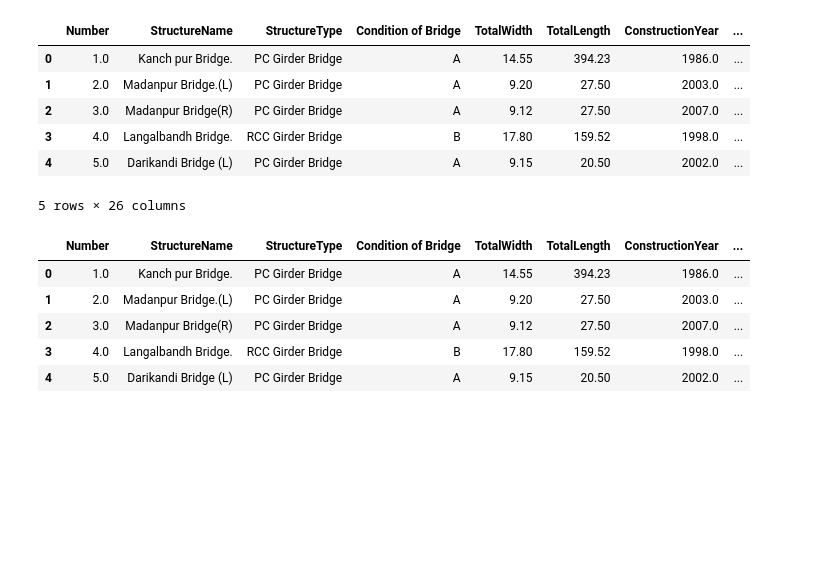
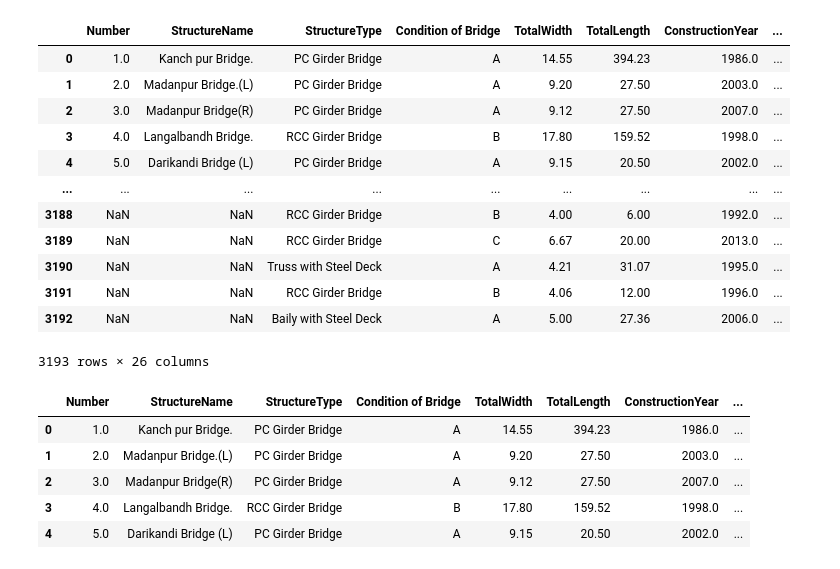
Before and after one commit to EwoutH/EPA1352-Adv-Simulation, a Jupyter notebook: EPA1352-G06-A1/notebook/Bridges.ipynb, the cells around one changed output. Saved outputs shown, nothing was run; the diff lists cells and outputs as text; code cells hidden in the pictures; blank space fills up the shorter version.

```diff
--- a/EPA1352-G06-A1/notebook/Bridges.ipynb
+++ b/EPA1352-G06-A1/notebook/Bridges.ipynb
@@ -5,12 +5,18 @@ import os
 # %%
 B = 'Bridges.xlsx'
 Bridge = pd.read_excel(B)
-Bridge.head()
+Bridge
 # %% [output]
 |  | Number | StructureName | StructureType | Condition of Bridge | TotalWidth | TotalLength | ConstructionYear | ... |
 | 0 | 1.0 | Kanch pur Bridge. | PC Girder Bridge | A | 14.55 | 394.23 | 1986.0 | ... |
 | 1 | 2.0 | Madanpur Bridge.(L) | PC Girder Bridge | A | 9.20 | 27.50 | 2003.0 | ... |
 | 2 | 3.0 | Madanpur Bridge(R) | PC Girder Bridge | A | 9.12 | 27.50 | 2007.0 | ... |
 | 3 | 4.0 | Langalbandh Bridge. | RCC Girder Bridge | B | 17.80 | 159.52 | 1998.0 | ... |
 | 4 | 5.0 | Darikandi Bridge (L) | PC Girder Bridge | A | 9.15 | 20.50 | 2002.0 | ... |
+| ... | ... | ... | ... | ... | ... | ... | ... | ... |
+| 3188 | NaN | NaN | RCC Girder Bridge | B | 4.00 | 6.00 | 1992.0 | ... |
+| 3189 | NaN | NaN | RCC Girder Bridge | C | 6.67 | 20.00 | 2013.0 | ... |
+| 3190 | NaN | NaN | Truss with Steel Deck | A | 4.21 | 31.07 | 1995.0 | ... |
+| 3191 | NaN | NaN | RCC Girder Bridge | B | 4.06 | 12.00 | 1996.0 | ... |
+| 3192 | NaN | NaN | Baily with Steel Deck | A | 5.00 | 27.36 | 2006.0 | ... |
-5 rows × 26 columns
+3193 rows × 26 columns
```
Also changed, not shown: parts of 19 cells of this notebook.
